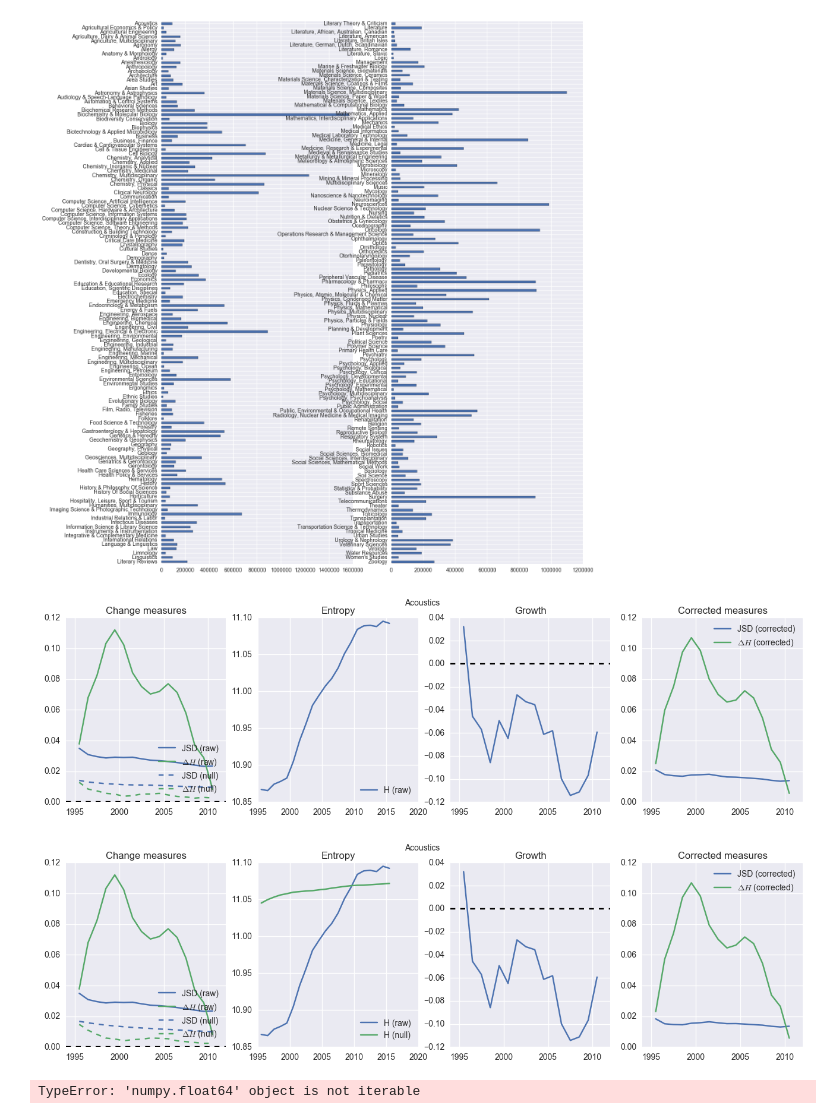
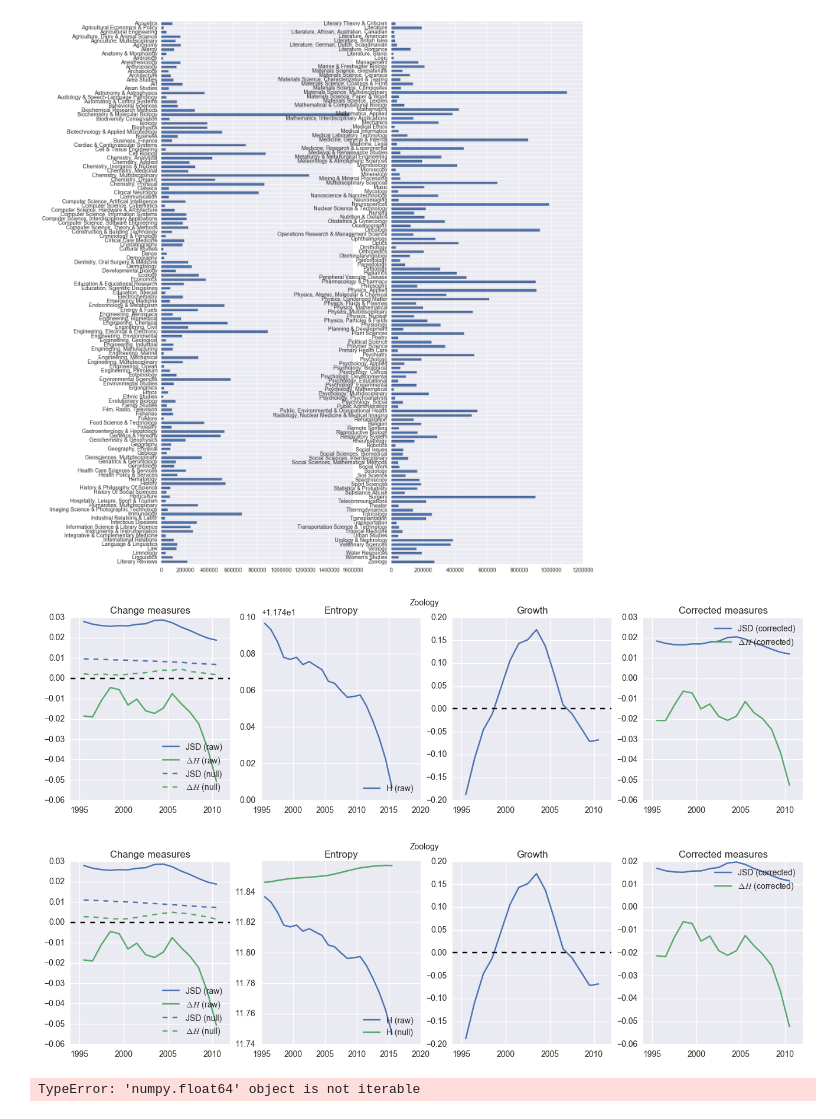
Before and after one commit to jlorince/wos-text-dynamics, a Jupyter notebook: notebooks/data-exploration.ipynb, the cells around one changed output. Cells and saved outputs as stored; diff of their text form; code cells hidden in the pictures.

```diff
--- a/notebooks/data-exploration.ipynb
+++ b/notebooks/data-exploration.ipynb
@@ -129,12 +139,14 @@ def plotter(cat,window_size,mode='local'):
     ax.set_title('Corrected measures')
 
     fig.suptitle(cat)
-# %%
-plotter('Acoustics',5,'local')
-plotter('Acoustics',5,'global')
-# %% [output]
-[figure, removed]
-[figure, removed]
+# %%
+cat = 'Zoology'
+win = 5
+plotter(cat,win,'local')
+plotter(cat,win,'global')
+# %% [output]
+[figure, added]
+[figure, added]
 # %%
 ls ../results/
 # %%
```
Also changed, not shown: parts of 5 cells of this notebook, 2 other files.
